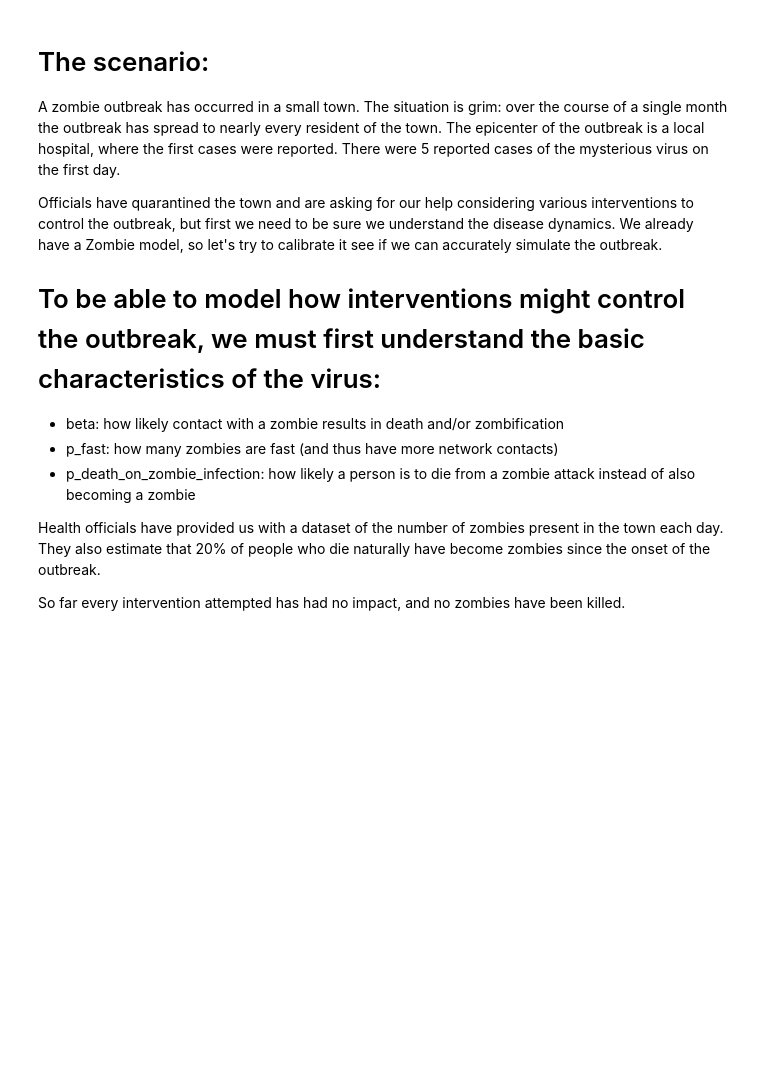
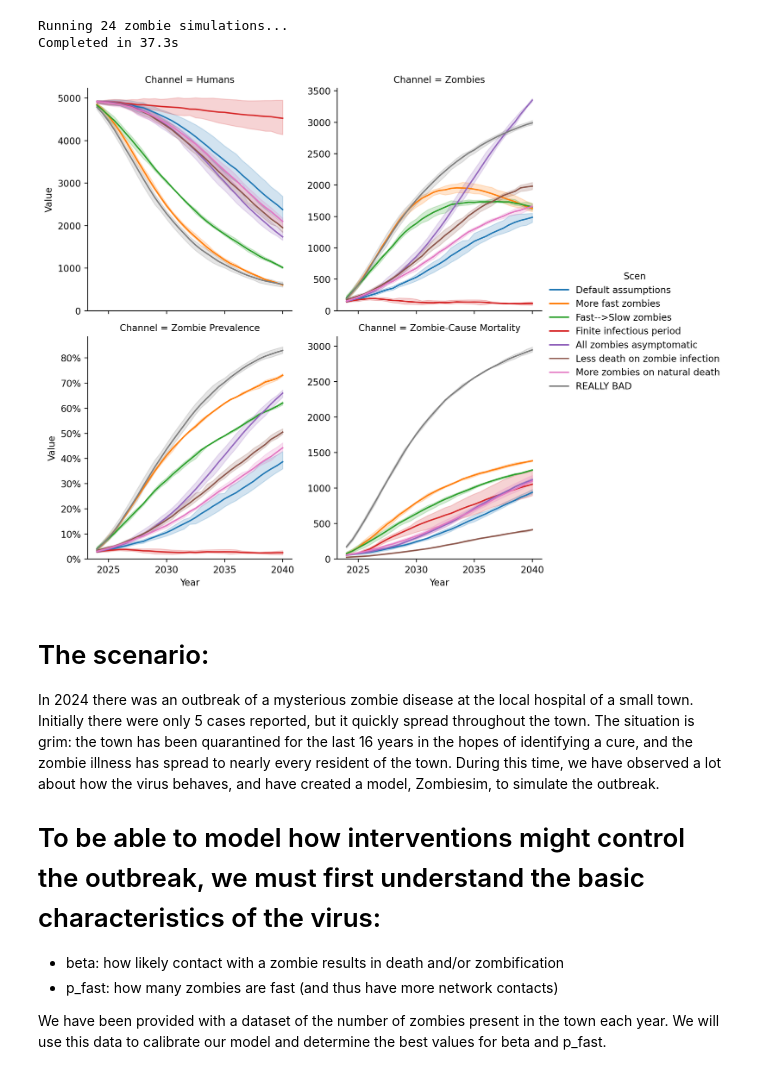
Before and after one commit to RHull-IDM/zombiesim, a Jupyter notebook: zombie_workflows.ipynb, the cells around one changed output. Drawn from its saved outputs; the diff is of its cells as text; code cells hidden in the pictures; blank space fills up the shorter version.

```diff
--- a/zombie_workflows.ipynb
+++ b/zombie_workflows.ipynb
@@ -57,17 +217,48 @@ Configuring and running the simulation for one month takes less than one second.
+# %%
+def run_scens():
+    # Now run all the scenarios in parallel, repeating each configuration 3 times
+    n_repeats = 3
+
+    results = []
+    cfgs = []
+
+    for skey, scen in scens.items():
+        for rand_seed in range(n_repeats):
+            cfgs.append({'scen': skey, 'rand_seed': rand_seed} | scen)
+
+    print(f'Running {len(cfgs)} zombie simulations...')
+    T = sc.tic()
+    results += sc.parallelize(run_zombies, iterkwargs=cfgs)
+    print(f'Completed in {sc.toc(T, output=True):.1f}s')
+    df = pd.concat(results).replace(np.inf, np.nan)
+
+    # Display the first few reows of the results data frame
+    # display(df.head())
+
+    # Manipulate the data and create a plot using the Seaborn library
+    dfm = df.melt(id_vars=['Scen', 'Year', 'rand_seed'],
+                  value_vars=['Humans', 'Zombies', 'Zombie Prevalence', 'Zombie-Cause Mortality'], var_name='Channel',
+                  value_name='Value')
+    g = sns.relplot(kind='line', data=dfm, col='Channel', x='Year', y='Value', hue='Scen', hue_order=scens.keys(),
+                    facet_kws=dict(sharey=False), col_wrap=2, height=4)
+    g.set(ylim=(0, None))
+    g.axes[2].yaxis.set_major_formatter(mtick.PercentFormatter(1));
+
+run_scens()
+# %% [output]
+Running 24 zombie simulations...
+Completed in 37.3s
+[figure, added]
 # %% [markdown]
 # The scenario:
 
-A zombie outbreak has occurred in a small town. The situation is grim: over the course of a single month the outbreak has spread to nearly every resident of the town. The epicenter of the outbreak is a local hospital, where the first cases were reported. There were 5 reported cases of the mysterious virus on the first day.
+In 2024 there was an outbreak of a mysterious zombie disease at the local hospital of a small town. Initially there were only 5 cases reported, but it quickly spread throughout the town. The situation is grim: the town has been quarantined for the last 16 years in the hopes of identifying a cure, and the zombie illness has spread to nearly every resident of the town. During this time, we have observed a lot about how the virus behaves, and have created a model, Zombiesim, to simulate the outbreak.
 
-Officials have quarantined the town and are asking for our help considering various interventions to control the outbreak, but first we need to be sure we understand the disease dynamics. We already have a Zombie model, so let's try to calibrate it see if we can accurately simulate the outbreak.
 
 # To be able to model how interventions might control the outbreak, we must first understand the basic characteristics of the virus:
 * beta: how likely contact with a zombie results in death and/or zombification
 * p_fast: how many zombies are fast (and thus have more network contacts)
-* p_death_on_zombie_infection: how likely a person is to die from a zombie attack instead of also becoming a zombie
 
-Health officials have provided us with a dataset of the number of zombies present in the town each day. They also estimate that 20% of people who die naturally have become zombies since the onset of the outbreak.
-
-So far every intervention attempted has had no impact, and no zombies have been killed.
+We have been provided with a dataset of the number of zombies present in the town each year. We will use this data to calibrate our model and determine the best values for beta and p_fast.
 # %%
 # Implement custom calibration class
```
Also changed, not shown: parts of 8 cells of this notebook, 1 other file.
